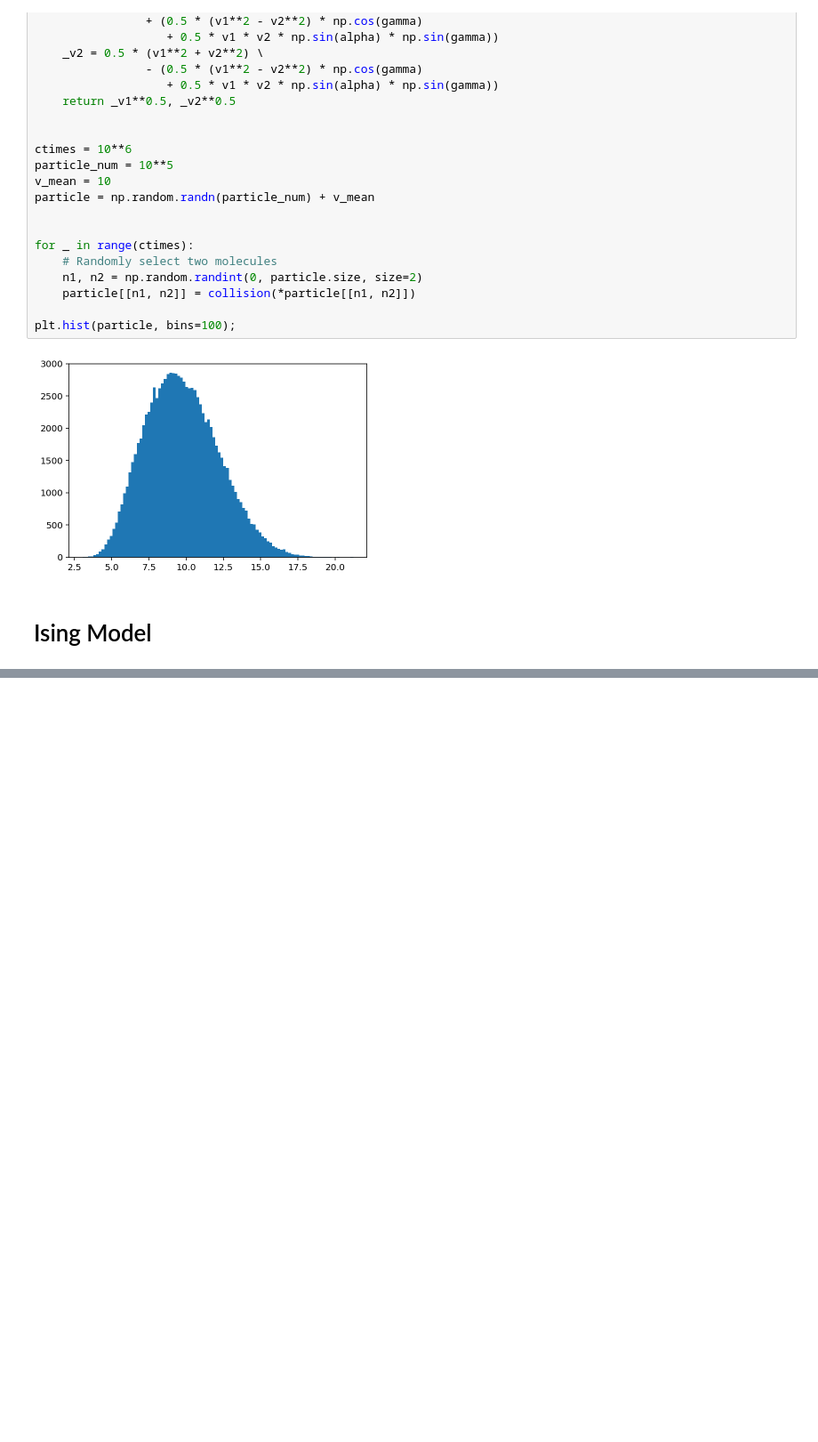
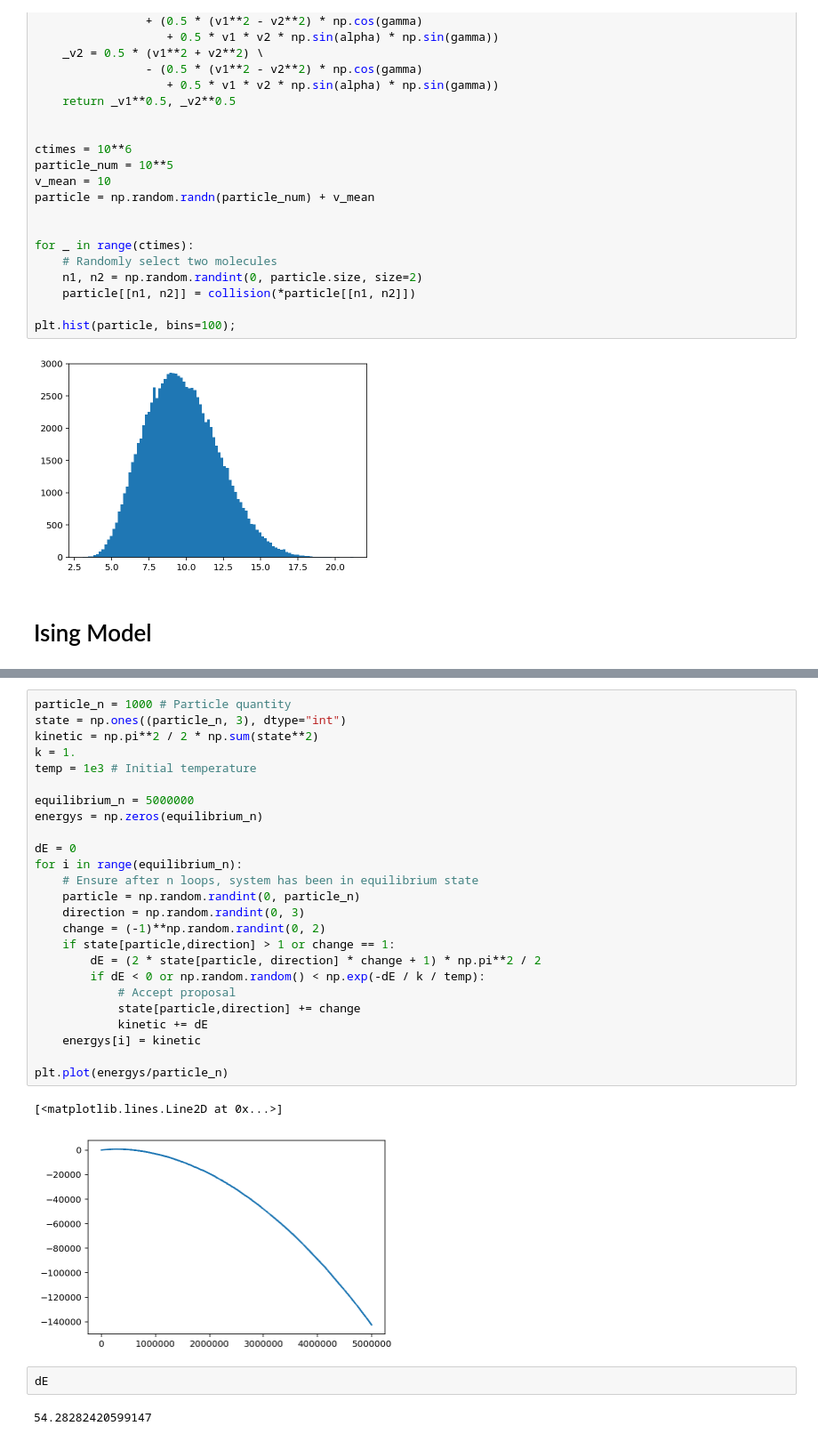
Before and after one commit to watertien/computational_physics, a Jupyter notebook: 190430_Monte_Carlo.ipynb, the cells around one changed output, grey strips where cells are left out. Shown at 89% size. Drawn from its saved outputs; the diff is of its cells as text; blank space fills up the shorter version.

```diff
--- a/190430_Monte_Carlo.ipynb
+++ b/190430_Monte_Carlo.ipynb
@@ -284,0 +280,32 @@ len(mags)
+# %%
+particle_n = 1000 # Particle quantity
+state = np.ones((particle_n, 3), dtype="int")
+kinetic = np.pi**2 / 2 * np.sum(state**2)
+k = 1.
+temp = 1e3 # Initial temperature
+
+equilibrium_n = 5000000
+energys = np.zeros(equilibrium_n)
+
+dE = 0
+for i in range(equilibrium_n):
+    # Ensure after n loops, system has been in equilibrium state
+    particle = np.random.randint(0, particle_n)
+    direction = np.random.randint(0, 3)
+    change = (-1)**np.random.randint(0, 2)
+    if state[particle,direction] > 1 or change == 1:
+        dE = (2 * state[particle, direction] * change + 1) * np.pi**2 / 2
+        if dE < 0 or np.random.random() < np.exp(-dE / k / temp):
+            # Accept proposal
+            state[particle,direction] += change
+            kinetic += dE
+    energys[i] = kinetic
+
+plt.plot(energys/particle_n)
+# %% [output]
+[<matplotlib.lines.Line2D at 0x...>]
+[figure, added]
+# %%
+dE
+# %% [output]
+54.28282420599147
```
Also changed, not shown: parts of 7 cells of this notebook, 1 other file.
